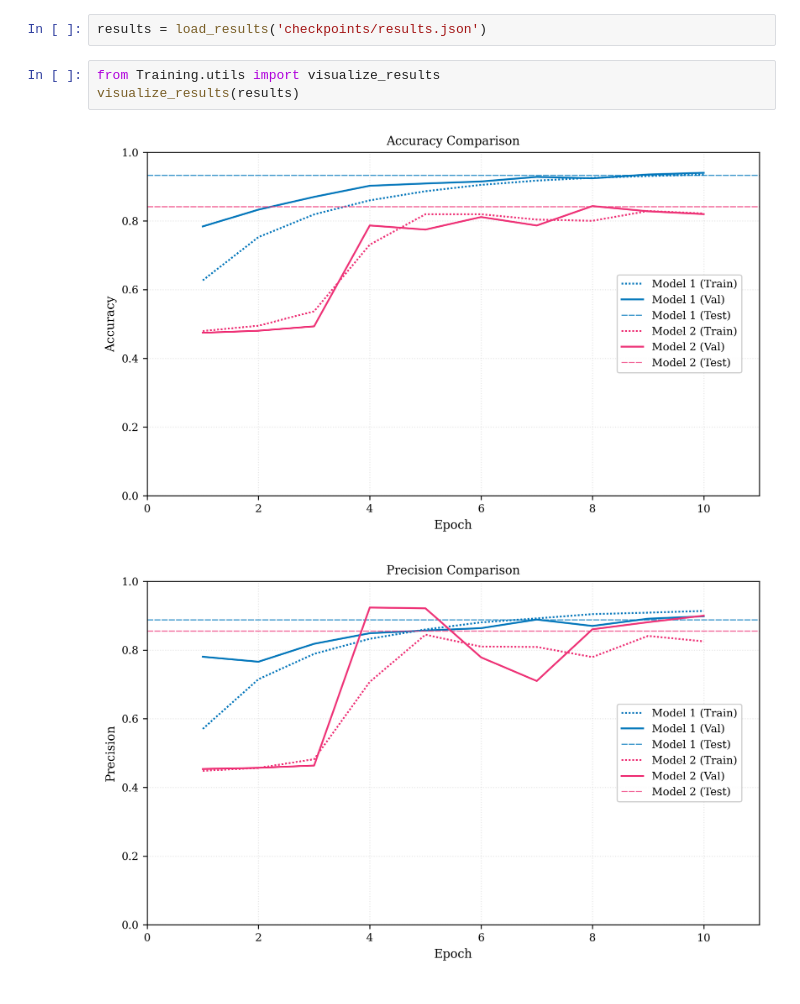
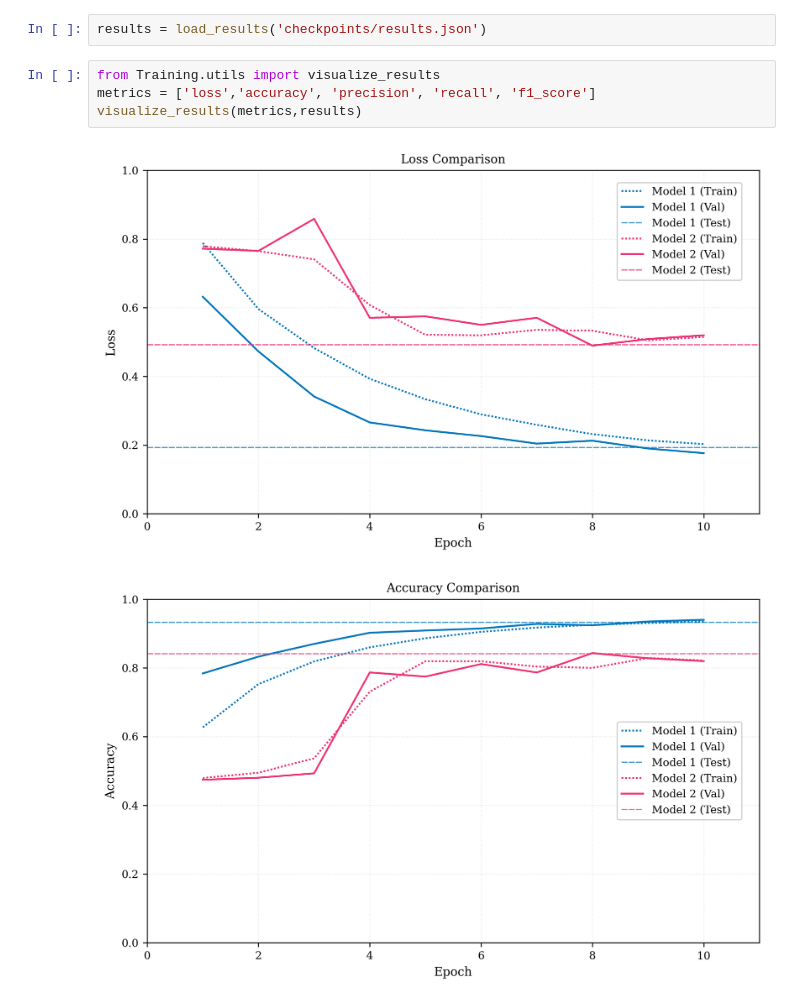
Before and after one commit to nic0-o1/Fake-News-Detection, a Jupyter notebook: ResultsVisualization.ipynb, the cells around one changed output. Cells and saved outputs as stored; diff of their text form.

Commit message:
Refactor visualize_results function; update parameters and enhance metric visualization logic

```diff
--- a/ResultsVisualization.ipynb
+++ b/ResultsVisualization.ipynb
@@ -4,7 +4,8 @@ from Training.utils import load_results
 results = load_results('checkpoints/results.json')
 # %%
 from Training.utils import visualize_results
-visualize_results(results)
+metrics = ['loss','accuracy', 'precision', 'recall', 'f1_score']
+visualize_results(metrics,results)
 # %% [output]
-[figure, old version]
+[figure, new version]
-[figure, old version]
+[figure, new version]
```
Also changed, not shown: parts of 1 cell of this notebook, 2 other files.
